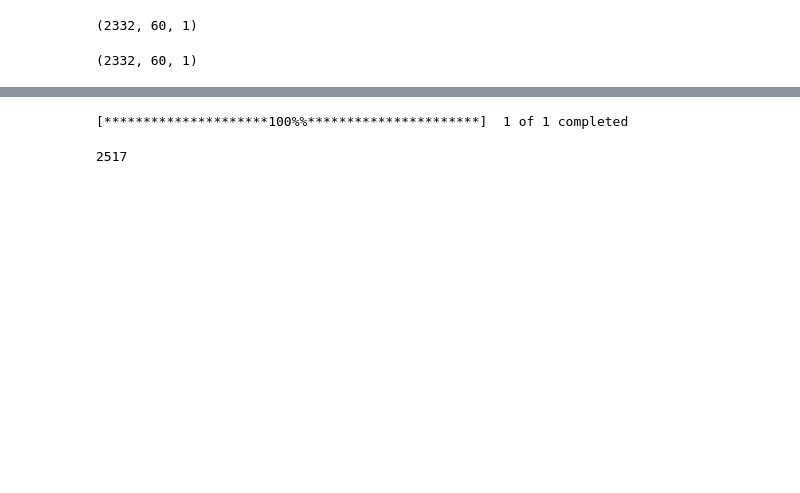
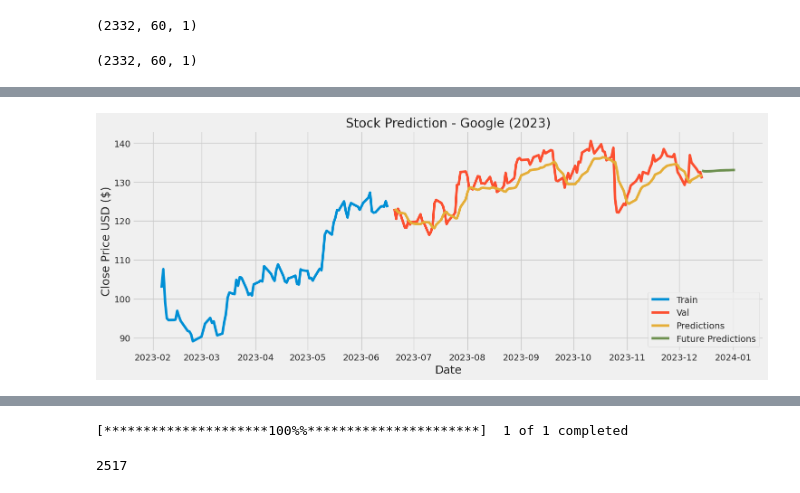
Before and after one commit to HeeketMehta/Stock-Prediction-And-Analysis, a Jupyter notebook: TRIAL_NB.ipynb, the cells around one changed output, grey strips where cells are left out. Saved outputs shown, nothing was run; the diff lists cells and outputs as text; code cells hidden in the pictures; blank space fills up the shorter version.

```diff
--- a/TRIAL_NB.ipynb
+++ b/TRIAL_NB.ipynb
@@ -385,0 +308,22 @@ plt.gca().spines[['top', 'right']].set_visible(False)
+# %%
+import copy
+from datetime import date, timedelta
+
+
+
+df_future_preds = pd.DataFrame()
+
+
+today = date.today()
+dates = []
+price_val = []
+for i in range(len(thirty_day_predictions)):
+  td = timedelta(days=i)
+  my_date = today + td
+  dates.append(my_date)
+  price_val.append(thirty_day_predictions[i][0])
+
+df_future_preds['Date'] = dates
+df_future_preds['Close'] = price_val
+df_future_preds.set_index('Date', inplace=True)
+df_future_preds.head()
@@ -385,0 +354,12 @@ plt.gca().spines[['top', 'right']].set_visible(False)
+# %%
+plt.figure(figsize=(16,6))
+plt.title('Stock Prediction - Google (2023)')
+plt.xlabel('Date', fontsize=18)
+plt.ylabel('Close Price USD ($)', fontsize=18)
+plt.plot(train['Close'][2300:])
+plt.plot(valid[['Close', 'Predictions']])
+plt.plot(df_future_preds['Close'])
+plt.legend(['Train', 'Val', 'Predictions','Future Predictions'], loc='lower right')
+plt.show()
+# %% [output]
+[figure, added]
```
Also changed, not shown: parts of 39 cells of this notebook.
